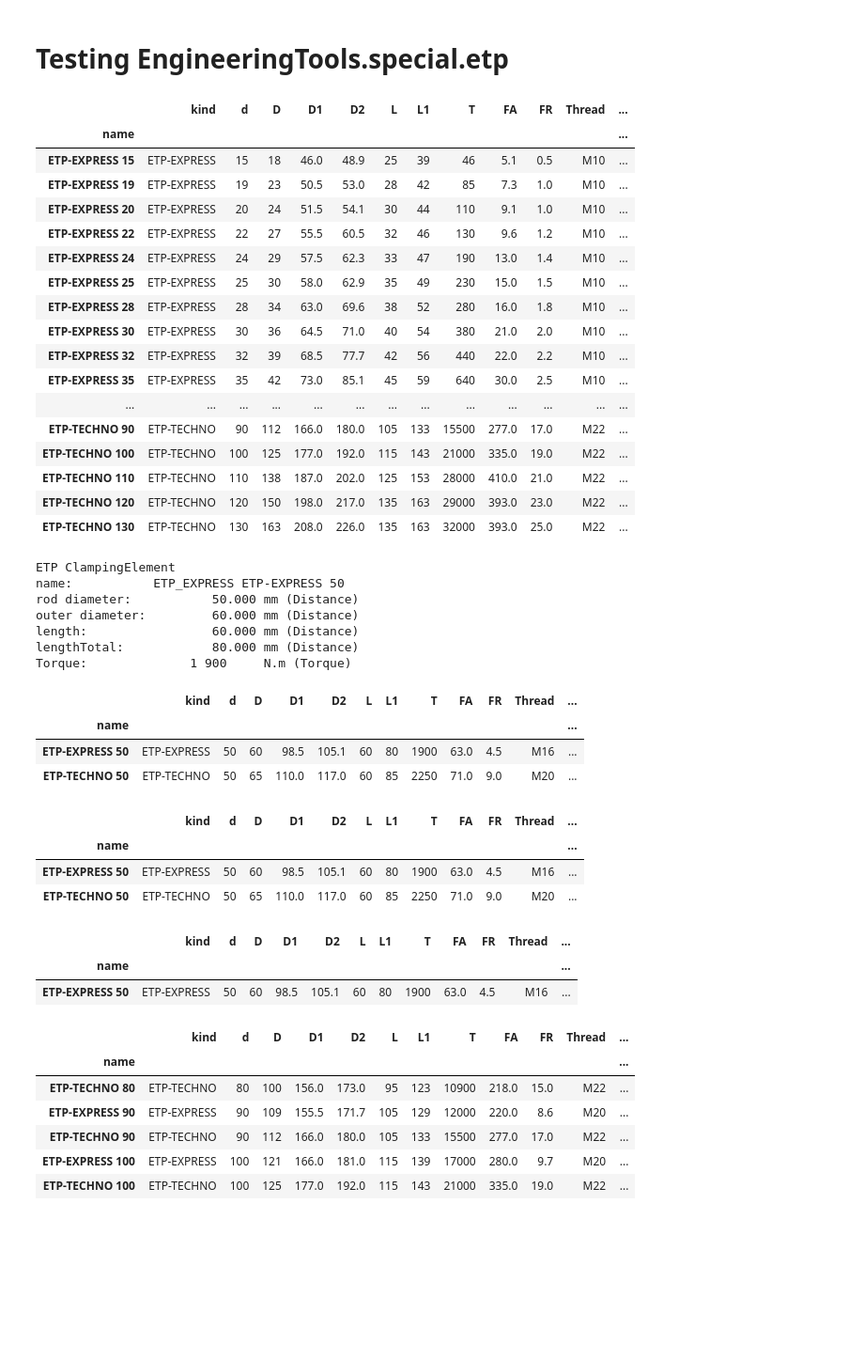
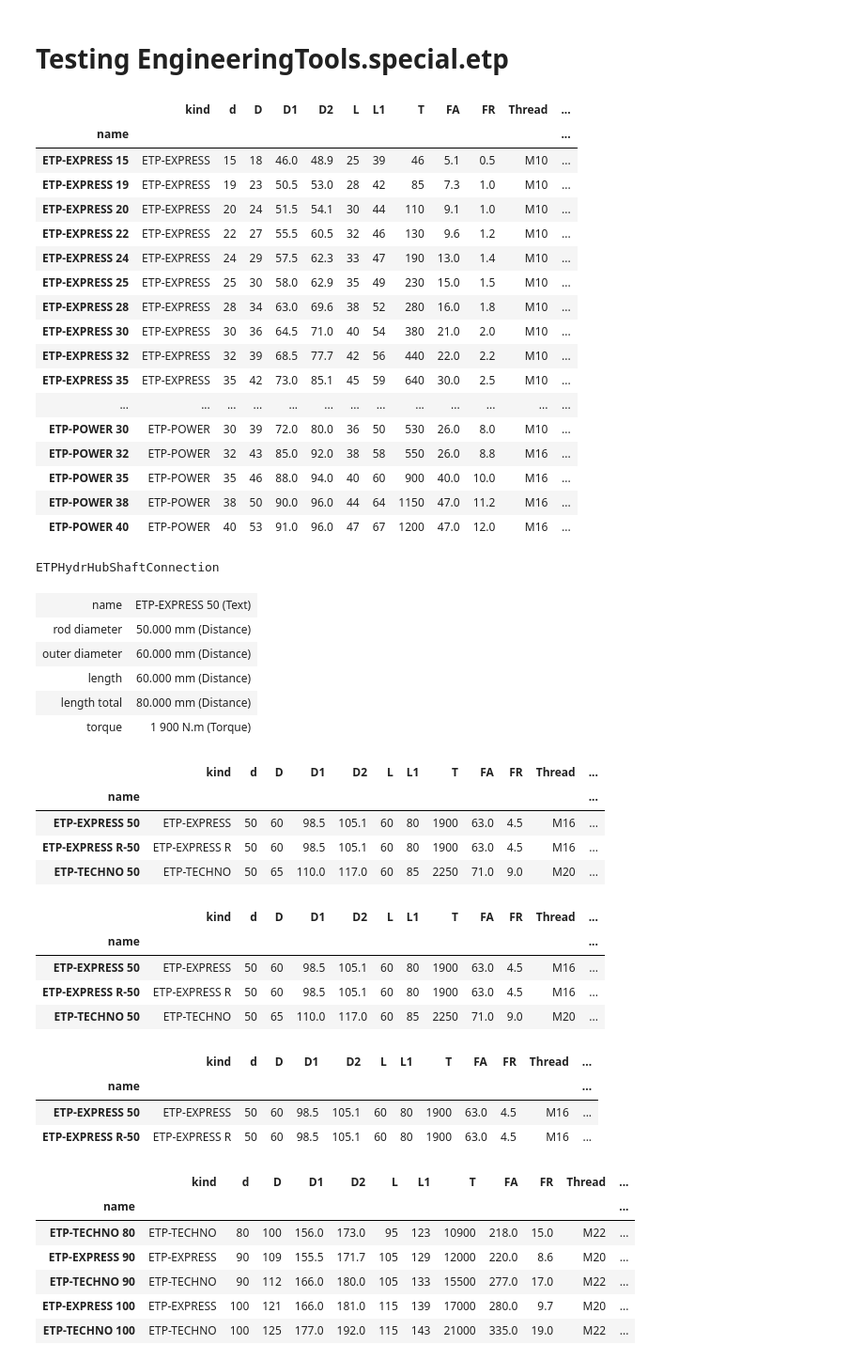
Before and after one commit to marthoch/EngineeringTools, a Jupyter notebook: EngineeringToolsPy/NoteBooks/ETP.ipynb, the cells around one changed output. Shown at 94% size. Drawn from its saved outputs; the diff is of its cells as text; code cells hidden in the pictures; blank space fills up the shorter version.

```diff
--- a/EngineeringToolsPy/NoteBooks/ETP.ipynb
+++ b/EngineeringToolsPy/NoteBooks/ETP.ipynb
@@ -10,44 +10,48 @@ import EngineeringTools.quantities as ETQ
 import EngineeringTools.tools as ETtools
 ETQ.Quantity.set_displayUnitSystem('mechanicalEngineering')
 import EngineeringTools.special as ETspecial
+
+import pandas as pd
+pd.set_option('display.max_rows', None)
 # %%
-ETspecial.ETPHydrHubShaftConnection.read_database()
+#ETspecial.ETPHydrHubShaftConnection.read_database()
 ETspecial.ETPHydrHubShaftConnection.list_all()
 # %% [output]
 |  | kind | d | D | D1 | D2 | L | L1 | T | FA | FR | Thread | ... |
 | name |  |  |  |  |  |  |  |  |  |  |  | ... |
 | ETP-EXPRESS 15 | ETP-EXPRESS | 15 | 18 | 46.0 | 48.9 | 25 | 39 | 46 | 5.1 | 0.5 | M10 | ... |
 | ETP-EXPRESS 19 | ETP-EXPRESS | 19 | 23 | 50.5 | 53.0 | 28 | 42 | 85 | 7.3 | 1.0 | M10 | ... |
 | ETP-EXPRESS 20 | ETP-EXPRESS | 20 | 24 | 51.5 | 54.1 | 30 | 44 | 110 | 9.1 | 1.0 | M10 | ... |
 | ETP-EXPRESS 22 | ETP-EXPRESS | 22 | 27 | 55.5 | 60.5 | 32 | 46 | 130 | 9.6 | 1.2 | M10 | ... |
 | ETP-EXPRESS 24 | ETP-EXPRESS | 24 | 29 | 57.5 | 62.3 | 33 | 47 | 190 | 13.0 | 1.4 | M10 | ... |
 | ETP-EXPRESS 25 | ETP-EXPRESS | 25 | 30 | 58.0 | 62.9 | 35 | 49 | 230 | 15.0 | 1.5 | M10 | ... |
 | ETP-EXPRESS 28 | ETP-EXPRESS | 28 | 34 | 63.0 | 69.6 | 38 | 52 | 280 | 16.0 | 1.8 | M10 | ... |
 | ETP-EXPRESS 30 | ETP-EXPRESS | 30 | 36 | 64.5 | 71.0 | 40 | 54 | 380 | 21.0 | 2.0 | M10 | ... |
 | ETP-EXPRESS 32 | ETP-EXPRESS | 32 | 39 | 68.5 | 77.7 | 42 | 56 | 440 | 22.0 | 2.2 | M10 | ... |
 | ETP-EXPRESS 35 | ETP-EXPRESS | 35 | 42 | 73.0 | 85.1 | 45 | 59 | 640 | 30.0 | 2.5 | M10 | ... |
 | ... | ... | ... | ... | ... | ... | ... | ... | ... | ... | ... | ... | ... |
-| ETP-TECHNO 90 | ETP-TECHNO | 90 | 112 | 166.0 | 180.0 | 105 | 133 | 15500 | 277.0 | 17.0 | M22 | ... |
-| ETP-TECHNO 100 | ETP-TECHNO | 100 | 125 | 177.0 | 192.0 | 115 | 143 | 21000 | 335.0 | 19.0 | M22 | ... |
-| ETP-TECHNO 110 | ETP-TECHNO | 110 | 138 | 187.0 | 202.0 | 125 | 153 | 28000 | 410.0 | 21.0 | M22 | ... |
-| ETP-TECHNO 120 | ETP-TECHNO | 120 | 150 | 198.0 | 217.0 | 135 | 163 | 29000 | 393.0 | 23.0 | M22 | ... |
-| ETP-TECHNO 130 | ETP-TECHNO | 130 | 163 | 208.0 | 226.0 | 135 | 163 | 32000 | 393.0 | 25.0 | M22 | ... |
+| ETP-POWER 30 | ETP-POWER | 30 | 39 | 72.0 | 80.0 | 36 | 50 | 530 | 26.0 | 8.0 | M10 | ... |
+| ETP-POWER 32 | ETP-POWER | 32 | 43 | 85.0 | 92.0 | 38 | 58 | 550 | 26.0 | 8.8 | M16 | ... |
+| ETP-POWER 35 | ETP-POWER | 35 | 46 | 88.0 | 94.0 | 40 | 60 | 900 | 40.0 | 10.0 | M16 | ... |
+| ETP-POWER 38 | ETP-POWER | 38 | 50 | 90.0 | 96.0 | 44 | 64 | 1150 | 47.0 | 11.2 | M16 | ... |
+| ETP-POWER 40 | ETP-POWER | 40 | 53 | 91.0 | 96.0 | 47 | 67 | 1200 | 47.0 | 12.0 | M16 | ... |
 # %%
 ETspecial.ETPHydrHubShaftConnection('ETP-EXPRESS 50')
 # %% [output]
-ETP ClampingElement
-name:           ETP_EXPRESS ETP-EXPRESS 50
-rod diameter:           50.000 mm (Distance)
-outer diameter:         60.000 mm (Distance)
-length:                 60.000 mm (Distance)
-lengthTotal:            80.000 mm (Distance)
-Torque:              1 900     N.m (Torque)
+ETPHydrHubShaftConnection
+| name | ETP-EXPRESS 50 (Text) |
+| rod diameter | 50.000 mm (Distance) |
+| outer diameter | 60.000 mm (Distance) |
+| length | 60.000 mm (Distance) |
+| length total | 80.000 mm (Distance) |
+| torque | 1 900 N.m (Torque) |
 # %%
 ETspecial.ETPHydrHubShaftConnection.search(d=50)
 # %% [output]
 |  | kind | d | D | D1 | D2 | L | L1 | T | FA | FR | Thread | ... |
 | name |  |  |  |  |  |  |  |  |  |  |  | ... |
 | ETP-EXPRESS 50 | ETP-EXPRESS | 50 | 60 | 98.5 | 105.1 | 60 | 80 | 1900 | 63.0 | 4.5 | M16 | ... |
+| ETP-EXPRESS R-50 | ETP-EXPRESS R | 50 | 60 | 98.5 | 105.1 | 60 | 80 | 1900 | 63.0 | 4.5 | M16 | ... |
 | ETP-TECHNO 50 | ETP-TECHNO | 50 | 65 | 110.0 | 117.0 | 60 | 85 | 2250 | 71.0 | 9.0 | M20 | ... |
 # %%
 ETspecial.ETPHydrHubShaftConnection.search(d=ETQ.Distance(50,'mm'))
@@ -55,6 +59,7 @@ ETspecial.ETPHydrHubShaftConnection.search(d=ETQ.Distance(50,'mm'))
 |  | kind | d | D | D1 | D2 | L | L1 | T | FA | FR | Thread | ... |
 | name |  |  |  |  |  |  |  |  |  |  |  | ... |
 | ETP-EXPRESS 50 | ETP-EXPRESS | 50 | 60 | 98.5 | 105.1 | 60 | 80 | 1900 | 63.0 | 4.5 | M16 | ... |
+| ETP-EXPRESS R-50 | ETP-EXPRESS R | 50 | 60 | 98.5 | 105.1 | 60 | 80 | 1900 | 63.0 | 4.5 | M16 | ... |
 | ETP-TECHNO 50 | ETP-TECHNO | 50 | 65 | 110.0 | 117.0 | 60 | 85 | 2250 | 71.0 | 9.0 | M20 | ... |
 # %%
 ETspecial.ETPHydrHubShaftConnection.search(D=ETQ.Distance(60,'mm'))
@@ -62,6 +67,7 @@ ETspecial.ETPHydrHubShaftConnection.search(D=ETQ.Distance(60,'mm'))
 |  | kind | d | D | D1 | D2 | L | L1 | T | FA | FR | Thread | ... |
 | name |  |  |  |  |  |  |  |  |  |  |  | ... |
 | ETP-EXPRESS 50 | ETP-EXPRESS | 50 | 60 | 98.5 | 105.1 | 60 | 80 | 1900 | 63.0 | 4.5 | M16 | ... |
+| ETP-EXPRESS R-50 | ETP-EXPRESS R | 50 | 60 | 98.5 | 105.1 | 60 | 80 | 1900 | 63.0 | 4.5 | M16 | ... |
 # %%
 ETspecial.ETPHydrHubShaftConnection.search(minT=10000)
 # %% [output]
```
Also changed, not shown: parts of 8 cells of this notebook, 2 other files.
